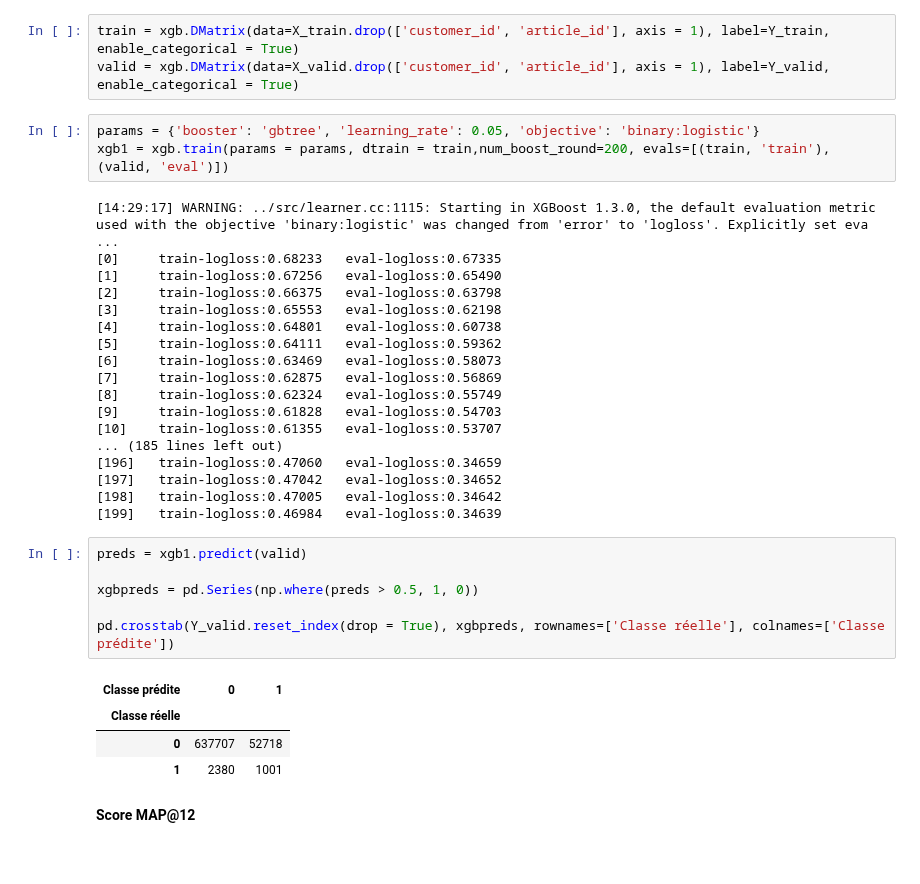
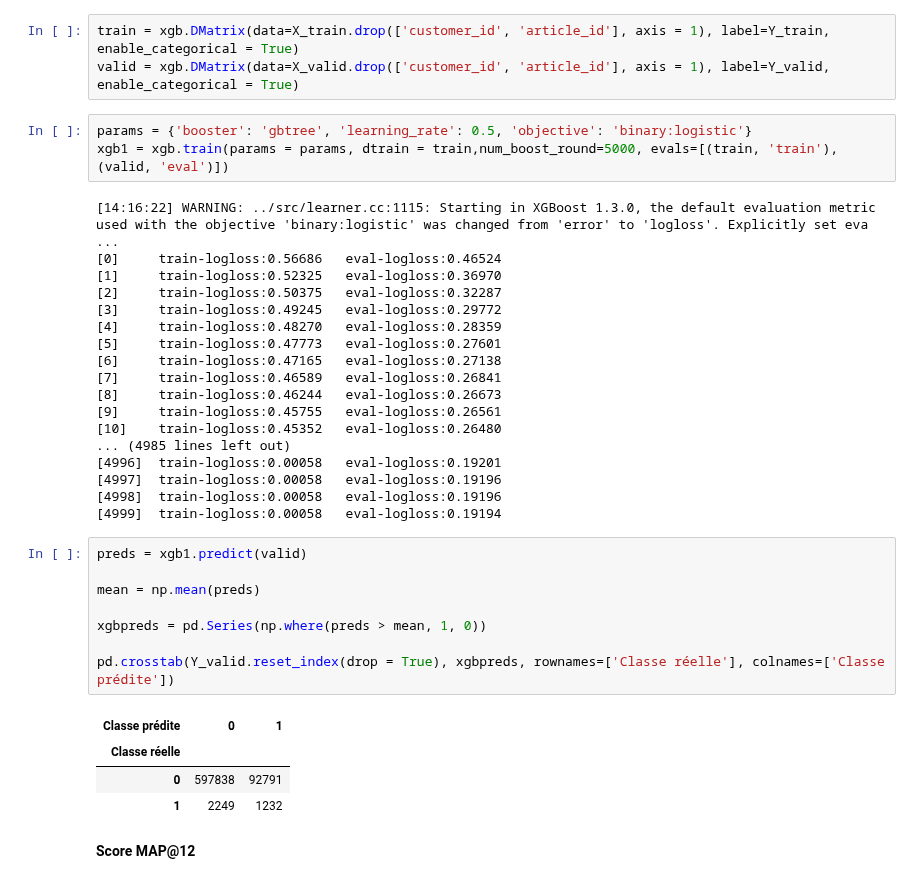
Before and after one commit to treb93/pyhm, a Jupyter notebook: second_iteration_training.ipynb, the cells around one changed output. Cells and saved outputs as stored; diff of their text form.

```diff
--- a/second_iteration_training.ipynb
+++ b/second_iteration_training.ipynb
@@ -69,37 +69,39 @@ Y_valid = pd.read_pickle('pickles/data_uniclass_valid_Y.pkl')
 train = xgb.DMatrix(data=X_train.drop(['customer_id', 'article_id'], axis = 1), label=Y_train, enable_categorical = True)
 valid = xgb.DMatrix(data=X_valid.drop(['customer_id', 'article_id'], axis = 1), label=Y_valid, enable_categorical = True)
 # %%
-params = {'booster': 'gbtree', 'learning_rate': 0.05, 'objective': 'binary:logistic'}
-xgb1 = xgb.train(params = params, dtrain = train,num_boost_round=200, evals=[(train, 'train'), (valid, 'eval')])
+params = {'booster': 'gbtree', 'learning_rate': 0.5, 'objective': 'binary:logistic'}
+xgb1 = xgb.train(params = params, dtrain = train,num_boost_round=5000, evals=[(train, 'train'), (valid, 'eval')])
 # %% [output]
-[14:29:17] WARNING: ../src/learner.cc:1115: Starting in XGBoost 1.3.0, the default evaluation metric used with the objective 'binary:logistic' was changed from 'error' to 'logloss'. Explicitly set eva ...
-[0]     train-logloss:0.68233   eval-logloss:0.67335
-[1]     train-logloss:0.67256   eval-logloss:0.65490
-[2]     train-logloss:0.66375   eval-logloss:0.63798
-[3]     train-logloss:0.65553   eval-logloss:0.62198
-[4]     train-logloss:0.64801   eval-logloss:0.60738
-[5]     train-logloss:0.64111   eval-logloss:0.59362
-[6]     train-logloss:0.63469   eval-logloss:0.58073
-[7]     train-logloss:0.62875   eval-logloss:0.56869
-[8]     train-logloss:0.62324   eval-logloss:0.55749
-[9]     train-logloss:0.61828   eval-logloss:0.54703
-[10]    train-logloss:0.61355   eval-logloss:0.53707
-... (185 lines left out)
-[196]   train-logloss:0.47060   eval-logloss:0.34659
-[197]   train-logloss:0.47042   eval-logloss:0.34652
-[198]   train-logloss:0.47005   eval-logloss:0.34642
-[199]   train-logloss:0.46984   eval-logloss:0.34639
+[14:16:22] WARNING: ../src/learner.cc:1115: Starting in XGBoost 1.3.0, the default evaluation metric used with the objective 'binary:logistic' was changed from 'error' to 'logloss'. Explicitly set eva ...
+[0]     train-logloss:0.56686   eval-logloss:0.46524
+[1]     train-logloss:0.52325   eval-logloss:0.36970
+[2]     train-logloss:0.50375   eval-logloss:0.32287
+[3]     train-logloss:0.49245   eval-logloss:0.29772
+[4]     train-logloss:0.48270   eval-logloss:0.28359
+[5]     train-logloss:0.47773   eval-logloss:0.27601
+[6]     train-logloss:0.47165   eval-logloss:0.27138
+[7]     train-logloss:0.46589   eval-logloss:0.26841
+[8]     train-logloss:0.46244   eval-logloss:0.26673
+[9]     train-logloss:0.45755   eval-logloss:0.26561
+[10]    train-logloss:0.45352   eval-logloss:0.26480
+... (4985 lines left out)
+[4996]  train-logloss:0.00058   eval-logloss:0.19201
+[4997]  train-logloss:0.00058   eval-logloss:0.19196
+[4998]  train-logloss:0.00058   eval-logloss:0.19196
+[4999]  train-logloss:0.00058   eval-logloss:0.19194
 # %%
 preds = xgb1.predict(valid)
 
-xgbpreds = pd.Series(np.where(preds > 0.5, 1, 0))
+mean = np.mean(preds)
+
+xgbpreds = pd.Series(np.where(preds > mean, 1, 0))
 
 pd.crosstab(Y_valid.reset_index(drop = True), xgbpreds, rownames=['Classe réelle'], colnames=['Classe prédite'])
 # %% [output]
 | Classe prédite | 0 | 1 |
 | Classe réelle |  |  |
-| 0 | 637707 | 52718 |
-| 1 | 2380 | 1001 |
+| 0 | 597838 | 92791 |
+| 1 | 2249 | 1232 |
 # %% [markdown]
 **Score MAP@12**
 # %%
```
Also changed, not shown: parts of 4 cells of this notebook, 2 other files.
